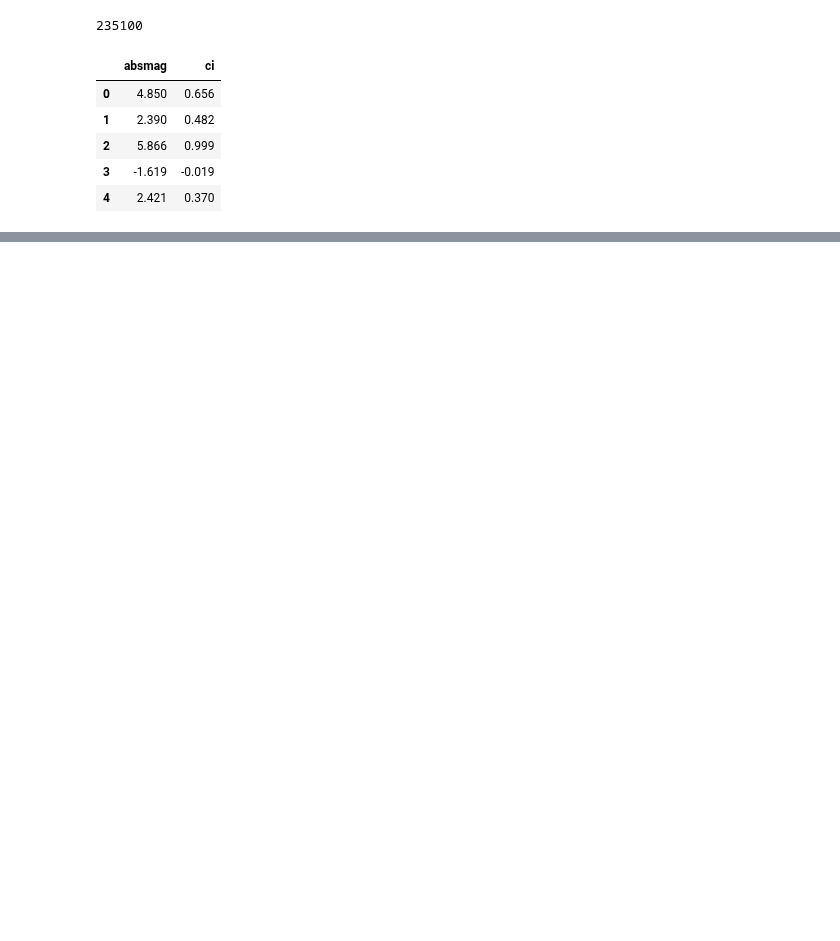
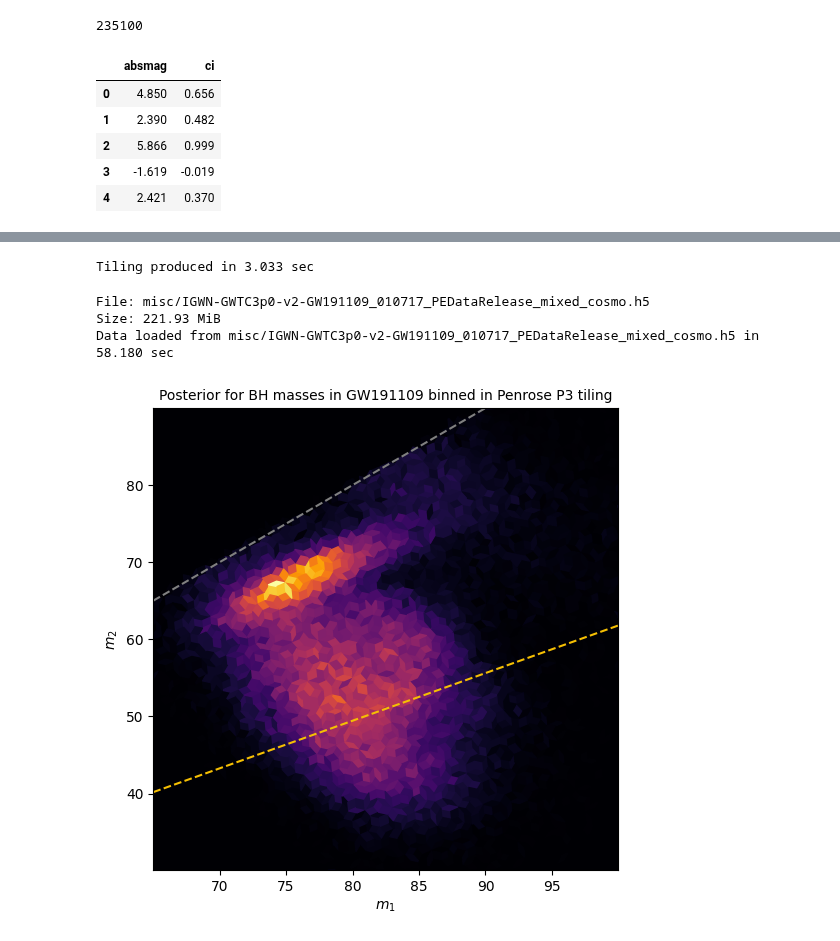
Before and after one commit to nj-vs-vh/funbin, a Jupyter notebook: paper.ipynb, the cells around one changed output, grey strips where cells are left out. Cells and saved outputs as stored; diff of their text form; code cells hidden in the pictures; blank space fills up the shorter version.

```diff
--- a/paper.ipynb
+++ b/paper.ipynb
@@ -60,0 +75,3 @@ ax.set_ylim(ymax, ymin)
+# %%
+available_files = sorted(Path("misc").glob("*.h5"))
+print(*available_files, sep="\n")
@@ -60,0 +113,53 @@ ax.set_ylim(ymax, ymin)
+# %%
+start = time.time()
+penrose_p3 = penrose_tiling(kind="P3", bins=(60, 60))
+print(f"Tiling produced in {time.time() - start:.3f} sec")
+# %% [output]
+Tiling produced in 3.033 sec
+# %%
+file_idx = 2
+# candidates:
+# 2: weird bi-modal
+# 7, 8, 9, 12, 13, 15, 16, 18: close to same-mass
+# 10: best, mode close to 1/phi^2
+# 17: beautiful and slightly bimodal
+filename = available_files[file_idx]
+print(f"File: {filename}")
+print(f"Size: {filename.stat().st_size / (1024**2):.2f} MiB")
+start = time.time()
+samples, parameters = read_posterior_sample(filename)
+print(f"Data loaded from {filename} in {time.time() - start:.3f} sec")
+# %% [output]
+File: misc/IGWN-GWTC3p0-v2-GW191109_010717_PEDataRelease_mixed_cosmo.h5
+Size: 221.93 MiB
+Data loaded from misc/IGWN-GWTC3p0-v2-GW191109_010717_PEDataRelease_mixed_cosmo.h5 in 58.180 sec
+# %%
+x_param = "mass_1"
+y_param = "mass_2"
+
+fig, ax = plt.subplots()
+
+x_idx = parameters.index(x_param)
+y_idx = parameters.index(y_param)
+x_sample = samples[x_idx, :]
+y_sample = samples[y_idx, :]
+mask = (x_sample < 100) & (x_sample > 65) & (y_sample < 90) & (y_sample > 30)
+# mask = np.ones_like(x_sample, dtype=bool)
+funbin(ax, x_sample[mask], y_sample[mask], tiling=penrose_p3)
+# ax.hist2d(x_sample[mask], y_sample[mask], bins=60)
+
+xlim, ylim = ax.get_xlim(), ax.get_ylim()
+m1_grid = np.linspace(*xlim, 30)
+golden_ratio = 1.618033988749
+ax.plot(m1_grid, m1_grid, linestyle="--", color="gray")
+ax.plot(m1_grid, m1_grid / golden_ratio, linestyle="--", color="xkcd:golden")
+# ax.plot(m1_grid, m1_grid / golden_ratio ** (3 / 2), linestyle="-", color="tab:red")
+ax.set_xlim(*xlim)
+ax.set_ylim(*ylim)
+
+ax.set_xlabel("$m_1$")
+ax.set_ylabel("$m_2$")
+event_name, is_cosmo = parse_event_name(filename)
+ax.set_title(f"Posterior for BH masses in {event_name} binned in Penrose P3 tiling");
+# %% [output]
+[figure, added]
```
Also changed, not shown: parts of 9 cells of this notebook, 1 other file.
